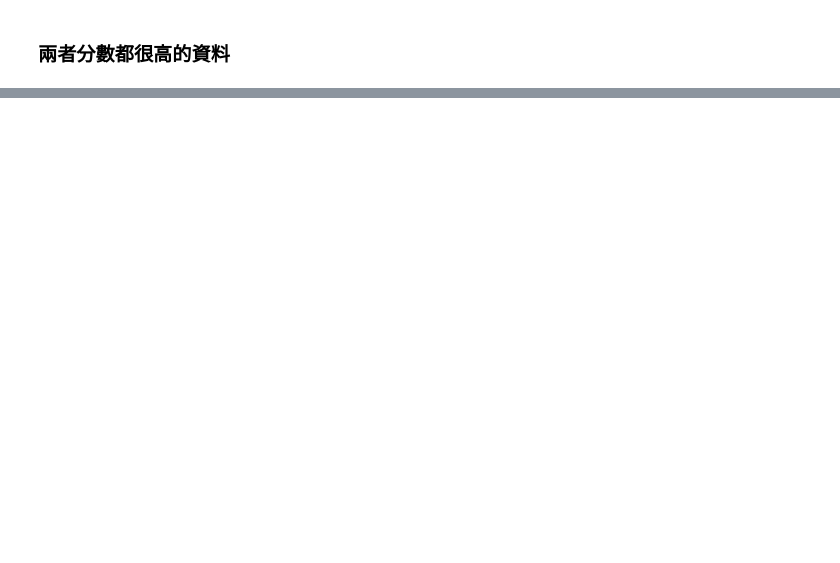
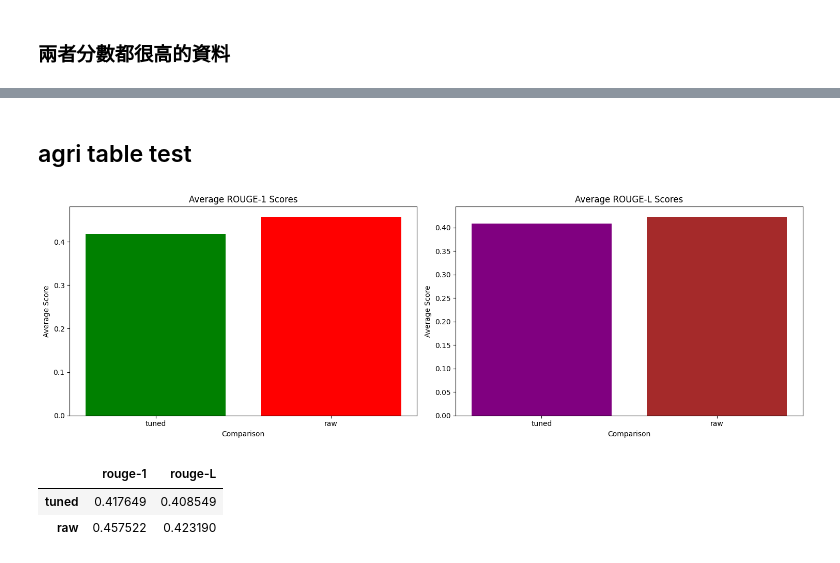
Before and after one commit to nderrrrr/DemetergptTableReader, a Jupyter notebook: analysis_ft_result.ipynb, the cells around one changed output, grey strips where cells are left out. Saved outputs shown, nothing was run; the diff lists cells and outputs as text; code cells hidden in the pictures; blank space fills up the shorter version.

```diff
--- a/analysis_ft_result.ipynb
+++ b/analysis_ft_result.ipynb
@@ -739,0 +378,10 @@ sampled_data
+# %% [markdown]
+## agri table test
+# %%
+file_path = "dataset/compare/cleaned/test_compare_v3.json"
+analyze_rouge_scores(file_path)
+# %% [output]
+[figure, added]
+|  | rouge-1 | rouge-L |
+| tuned | 0.417649 | 0.408549 |
+| raw | 0.457522 | 0.423190 |
```
Also changed, not shown: parts of 57 cells of this notebook.
